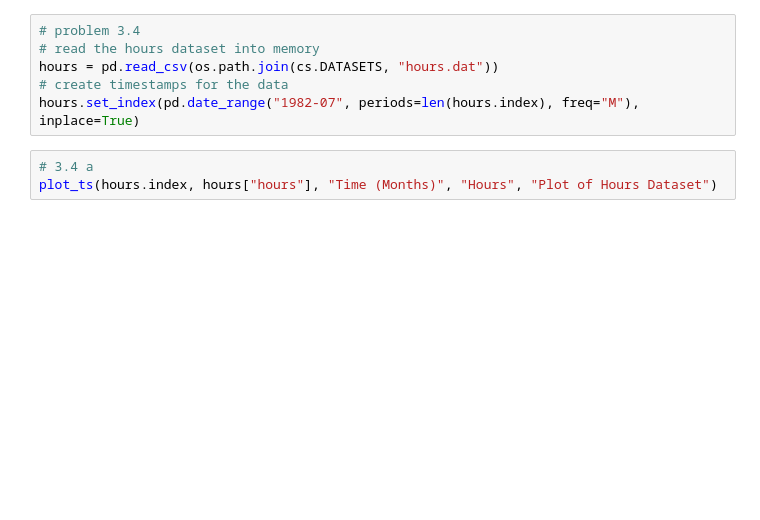
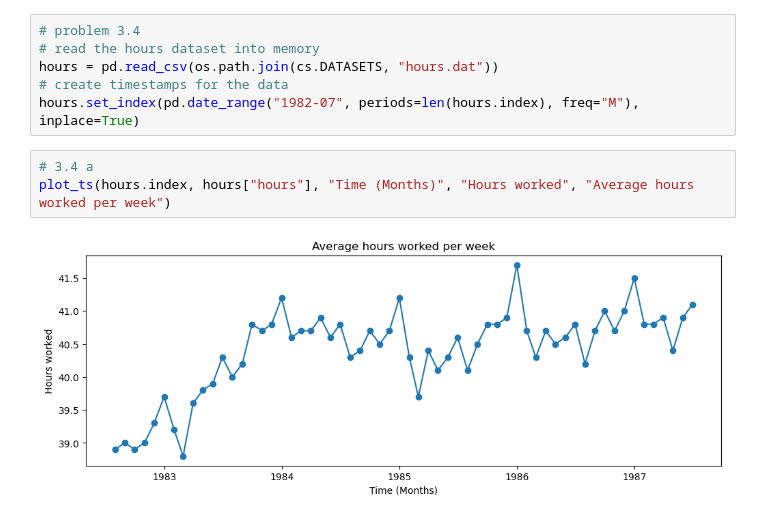
Before and after one commit to Steadying0235/time-series-analysis, a Jupyter notebook: src/hw2.ipynb, the cells around one changed output. Saved outputs shown, nothing was run; the diff lists cells and outputs as text; blank space fills up the shorter version.

```diff
--- a/src/hw2.ipynb
+++ b/src/hw2.ipynb
@@ -87,5 +87,7 @@ hours = pd.read_csv(os.path.join(cs.DATASETS, "hours.dat"))
 hours.set_index(pd.date_range("1982-07", periods=len(hours.index), freq="M"), inplace=True)
 # %%
 # 3.4 a
-plot_ts(hours.index, hours["hours"], "Time (Months)", "Hours", "Plot of Hours Dataset")
+plot_ts(hours.index, hours["hours"], "Time (Months)", "Hours worked", "Average hours worked per week")
+# %% [output]
+[figure, added]
 # %%
```
Also changed, not shown: parts of 20 cells of this notebook, 1 other file.
